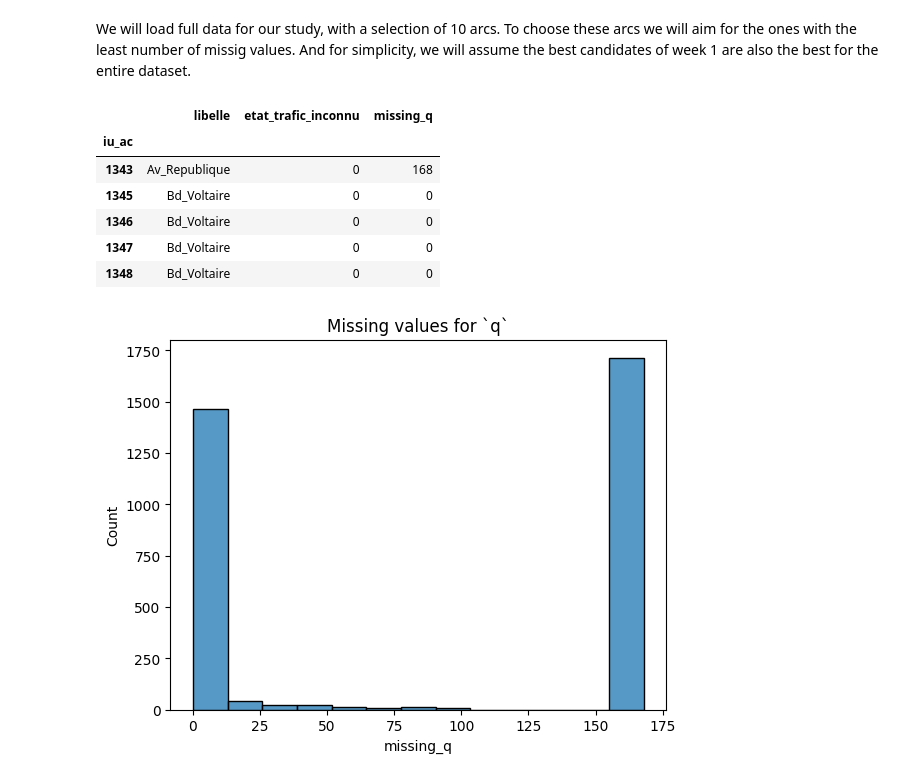
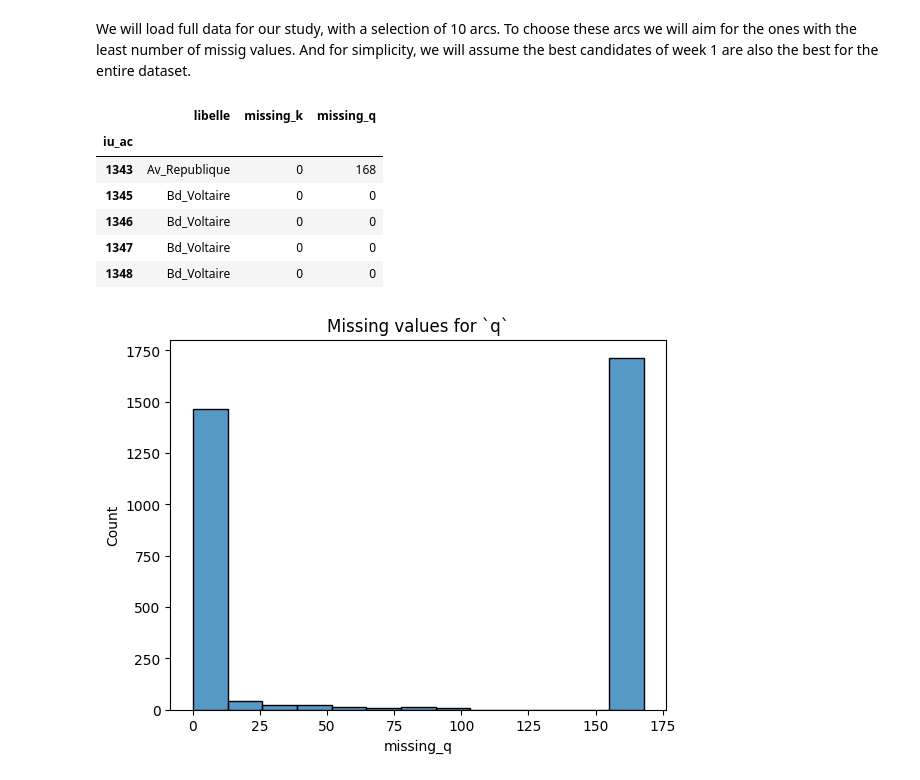
Before and after one commit to Rochdy-max/traffic-flow-prediction, a Jupyter notebook: main.ipynb, the cells around one changed output. Drawn from its saved outputs; the diff is of its cells as text; code cells hidden in the pictures.

```diff
--- a/main.ipynb
+++ b/main.ipynb
@@ -162,26 +160,26 @@ We will load full data for our study, with a selection of 10 arcs. To choose the
 # %%
 n_arcs = 10
 # %%
-w1_df['etat_trafic_inconnu'] = (w1_df["etat_trafic"] == 0).astype(int)
+w1_df['missing_k'] = (w1_df["k"].isna()).astype(int)
 w1_df['missing_q'] = (w1_df["q"].isna()).astype(int)
 # %%
 # Arcs with the least number of `Unknown` label for traffic state
 arcs_df = (
     w1_df
     .groupby('iu_ac')
     .agg(
         {
             "libelle": "first",
-            "etat_trafic_inconnu": "sum",
+            "missing_k": "sum",
             "missing_q": "sum",
         }
     )
-    .sort_values("etat_trafic_inconnu")
+    .sort_values("missing_k")
 )
 
 arcs_df.head()
 # %% [output]
-|  | libelle | etat_trafic_inconnu | missing_q |
+|  | libelle | missing_k | missing_q |
 | iu_ac |  |  |  |
 | 1343 | Av_Republique | 0 | 168 |
 | 1345 | Bd_Voltaire | 0 | 0 |
```
Also changed, not shown: parts of 10 cells of this notebook.
